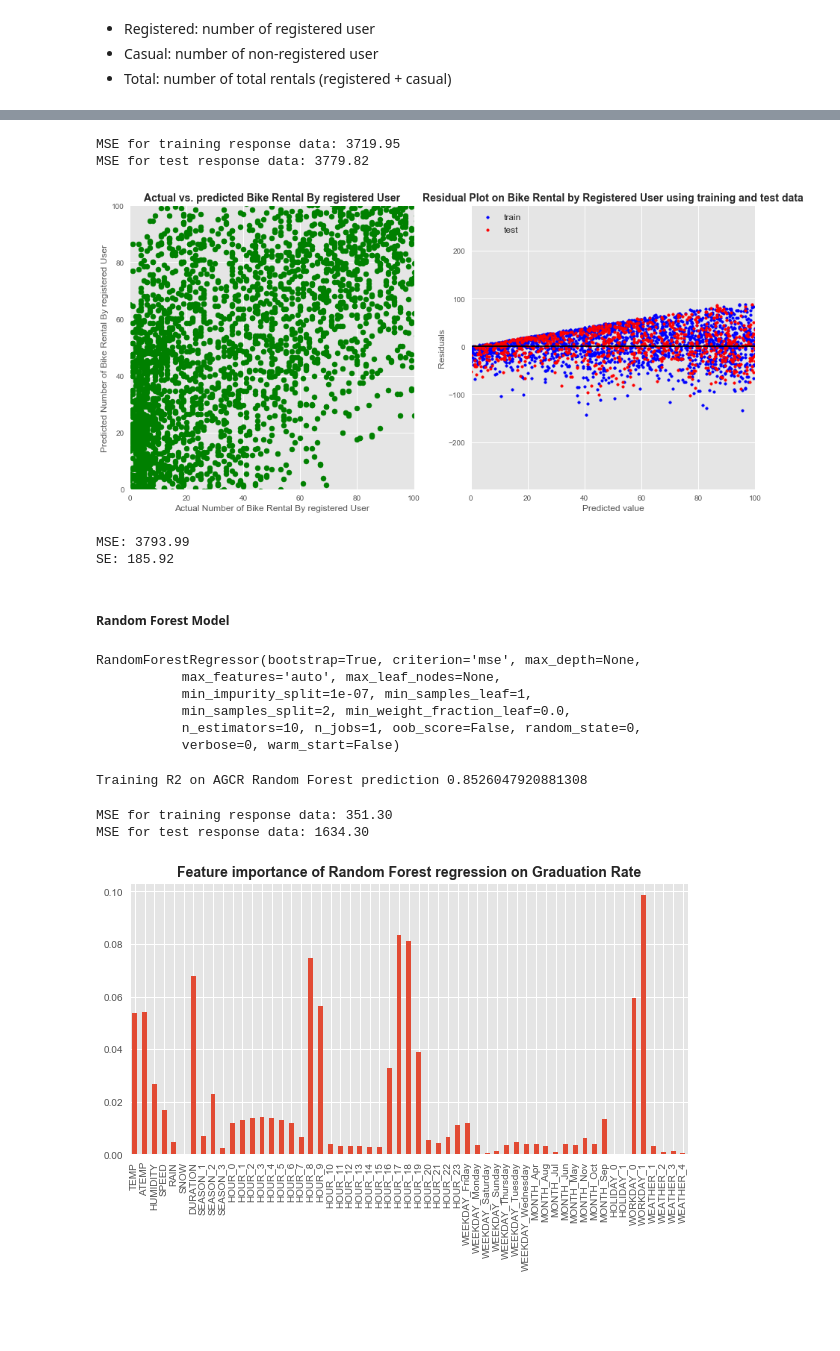
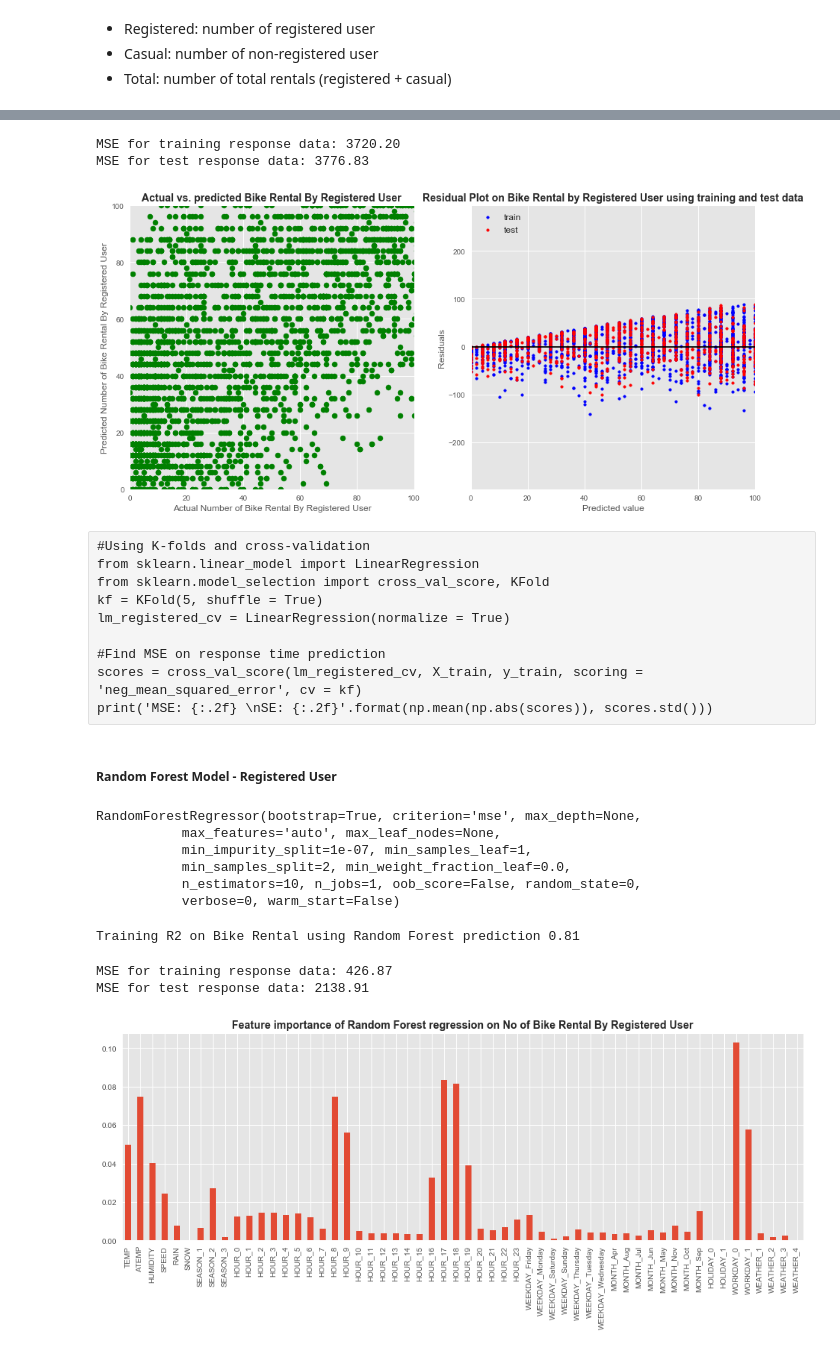
Before and after one commit to msubhabrata3/hubway-trip-analysis, a Jupyter notebook: Hubway-trip.ipynb, the cells around one changed output, grey strips where cells are left out. Saved outputs shown, nothing was run; the diff lists cells and outputs as text; code cells hidden in the pictures; blank space fills up the shorter version.

```diff
--- a/Hubway-trip.ipynb
+++ b/Hubway-trip.ipynb
@@ -692,7 +678,7 @@ plt.show()
 # %% [markdown]
 ##### Dropping Unncessary Columns
 # %%
-dropFeatures = ['CASUAL',"TOTAL","START_DATE","REGISTERED"]
+dropFeatures = ["DURATION","CASUAL","TOTAL","START_DATE","REGISTERED"]
 dfDaily  = dfHourlyRental.drop(dropFeatures,axis=1)
 
 dfDaily.head(5)
@@ -827,21 +812,21 @@ Training R2 on AGCR Linear Regression prediction 0.5972038312000921
 print('MSE for training response data: {:.2f}'.format(np.mean((lm.predict(X_train) - y_train) **2)))
 print('MSE for test response data: {:.2f}'.format(np.mean((lm.predict(X_test) - y_test) ** 2)))
 # %% [output]
-MSE for training response data: 3719.95
-MSE for test response data: 3779.82
+MSE for training response data: 3720.20
+MSE for test response data: 3776.83
 # %%
 fig = plt.figure(figsize=(15,7))
 
-#Plot actual vs. predicted on graduation rate
+#Plot actual vs. predicted on number of Bike Rental
 plt.subplot(1,2,1)
 plt.scatter(y, lm.predict(X), c='g');
 plt.xlim([0,100])
 plt.ylim([0,100])
-plt.xlabel('Actual Number of Bike Rental By registered User', fontsize = 12);
-plt.ylabel('Predicted Number of Bike Rental By registered User', fontsize = 12);
-plt.title('Actual vs. predicted Bike Rental By registered User', fontsize = 14, fontweight = 'bold');
+plt.xlabel('Actual Number of Bike Rental By Registered User', fontsize = 12);
+plt.ylabel('Predicted Number of Bike Rental By Registered User', fontsize = 12);
+plt.title('Actual vs. predicted Bike Rental By Registered User', fontsize = 14, fontweight = 'bold');
 
-#Plot residuals of number of holes prediction
+#Plot residuals of number of Bike Rental
 plt.subplot(1,2,2)
 plt.scatter(lm.predict(X_train), lm.predict(X_train) - y_train, c='b', marker = '.', label = 'train')
 plt.scatter(lm.predict(X_test), lm.predict(X_test) - y_test, c='r', marker = '.', label = 'test')
@@ -854,22 +839,19 @@ plt.legend(fontsize = 12, loc = 2)
 
 plt.show()
 # %% [output]
-[figure, old version]
+[figure, new version]
-# %%
-#Using K-folds and cross-validation
-from sklearn.linear_model import LinearRegression
-from sklearn.model_selection import cross_val_score, KFold
-kf = KFold(5, shuffle = True)
-lm_acgr_cv = LinearRegression(normalize = True)
-
-#Find MSE on response time prediction
-scores = cross_val_score(lm_acgr_cv, X_train, y_train, scoring = 'neg_mean_squared_error', cv = kf)
-print('MSE: {:.2f} \nSE: {:.2f}'.format(np.mean(np.abs(scores)), scores.std()))
-# %% [output]
-MSE: 3793.99
-SE: 185.92
+# %% [raw]
+#Using K-folds and cross-validation
+from sklearn.linear_model import LinearRegression
+from sklearn.model_selection import cross_val_score, KFold
+kf = KFold(5, shuffle = True)
+lm_registered_cv = LinearRegression(normalize = True)
+
+#Find MSE on response time prediction
+scores = cross_val_score(lm_registered_cv, X_train, y_train, scoring = 'neg_mean_squared_error', cv = kf)
+print('MSE: {:.2f} \nSE: {:.2f}'.format(np.mean(np.abs(scores)), scores.std()))
 # %% [markdown]
-##### Random Forest Model
+##### Random Forest Model - Registered User
 # %%
 X = dfRental
 y = dfHourlyRental['REGISTERED']
@@ -878,9 +860,9 @@ X_train, X_test, y_train, y_test = train_test_split(X, y, random_state=0)
 # %%
 from sklearn.ensemble import RandomForestRegressor
 
-rf_agrc = RandomForestRegressor(random_state = 0)
+rf_registered = RandomForestRegressor(random_state = 0)
 
-rf_agrc.fit(X_train, y_train)
+rf_registered.fit(X_train, y_train)
 # %% [output]
 RandomForestRegressor(bootstrap=True, criterion='mse', max_depth=None,
            max_features='auto', max_leaf_nodes=None,
@@ -889,22 +871,22 @@ RandomForestRegressor(bootstrap=True, criterion='mse', max_depth=None,
            n_estimators=10, n_jobs=1, oob_score=False, random_state=0,
            verbose=0, warm_start=False)
 # %%
-agrc_score = rf_agrc.score(X_test, y_test)
+registered_score = round(rf_registered.score(X_test, y_test),2)
 
-print('Training R2 on AGCR Random Forest prediction {}'.format(agrc_score))
+print('Training R2 on Bike Rental using Random Forest prediction {}'.format(registered_score))
 # %% [output]
-Training R2 on AGCR Random Forest prediction 0.8526047920881308
+Training R2 on Bike Rental using Random Forest prediction 0.81
 # %%
-print('MSE for training response data: {:.2f}'.format(np.mean((rf_agrc.predict(X_train) - y_train) **2)))
-print('MSE for test response data: {:.2f}'.format(np.mean((rf_agrc.predict(X_test) - y_test) ** 2)))
+print('MSE for training response data: {:.2f}'.format(np.mean((rf_registered.predict(X_train) - y_train) **2)))
+print('MSE for test response data: {:.2f}'.format(np.mean((rf_registered.predict(X_test) - y_test) ** 2)))
 # %% [output]
-MSE for training response data: 351.30
-MSE for test response data: 1634.30
+MSE for training response data: 426.87
+MSE for test response data: 2138.91
 # %%
-agrc_features = pd.Series(rf_agrc.feature_importances_, index = X.columns)
-fig = plt.figure(figsize=(10,5));
-agrc_features.plot(kind = 'bar');
-plt.title('Feature importance of Random Forest regression on Graduation Rate', fontsize = 14, fontweight = 'bold');
+registered_features = pd.Series(rf_registered.feature_importances_, index = X.columns)
+fig = plt.figure(figsize=(16,5));
+registered_features.plot(kind = 'bar');
+plt.title('Feature importance of Random Forest regression on No of Bike Rental By Registered User', fontsize = 14, fontweight = 'bold');
 # %% [output]
-[figure, old version]
+[figure, new version]
 # %%
```
Also changed, not shown: parts of 38 cells of this notebook.
